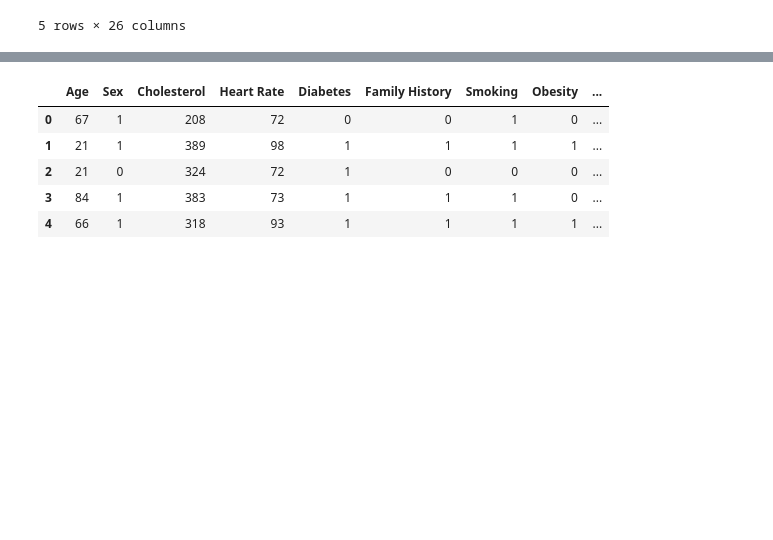
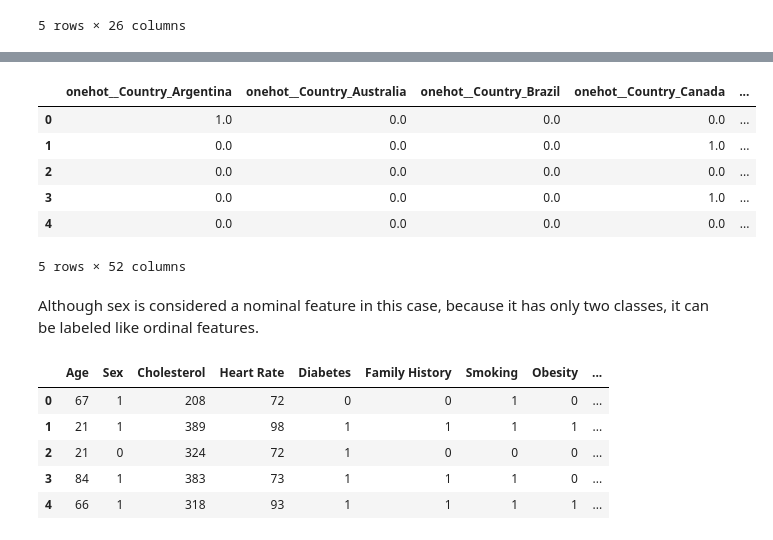
Before and after one commit to denezo/data-science-course, a Jupyter notebook: Project/DS_P2.ipynb, the cells around one changed output, grey strips where cells are left out. Drawn from its saved outputs; the diff is of its cells as text; code cells hidden in the pictures; blank space fills up the shorter version.

```diff
--- a/Project/DS_P2.ipynb
+++ b/Project/DS_P2.ipynb
@@ -99,3 +121,21 @@ array([0, 2, 1])
+# %%
+gender_mapping = {'Male' : 0, 'Female' : 1}
+df_transformed['Sex'] = df_transformed['Sex'].map(gender_mapping)
+
+diet_mapping = {'Unhealthy' : 0, 'Average' : 1, 'Healthy' : 2}
+df_transformed['Diet'] = df_transformed['Diet'].map(diet_mapping)
+# %%
+df_transformed.head()
+# %% [output]
+|  | onehot__Country_Argentina | onehot__Country_Australia | onehot__Country_Brazil | onehot__Country_Canada | ... |
+| 0 | 1.0 | 0.0 | 0.0 | 0.0 | ... |
+| 1 | 0.0 | 0.0 | 0.0 | 1.0 | ... |
+| 2 | 0.0 | 0.0 | 0.0 | 0.0 | ... |
+| 3 | 0.0 | 0.0 | 0.0 | 1.0 | ... |
+| 4 | 0.0 | 0.0 | 0.0 | 0.0 | ... |
+5 rows × 52 columns
+# %% [markdown]
+Although sex is considered a nominal feature in this case, because it has only two classes, it can be labeled like ordinal features.
 # %%
 y = df['Heart Attack Risk']
 x = df.drop('Heart Attack Risk', axis=1)
```
Also changed, not shown: parts of 18 cells of this notebook, 1 other file.
